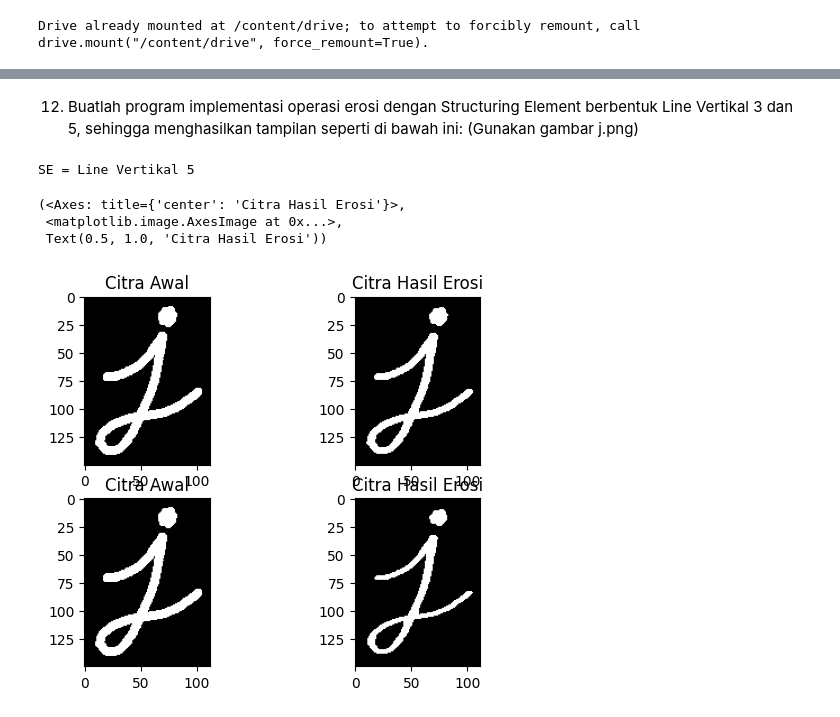
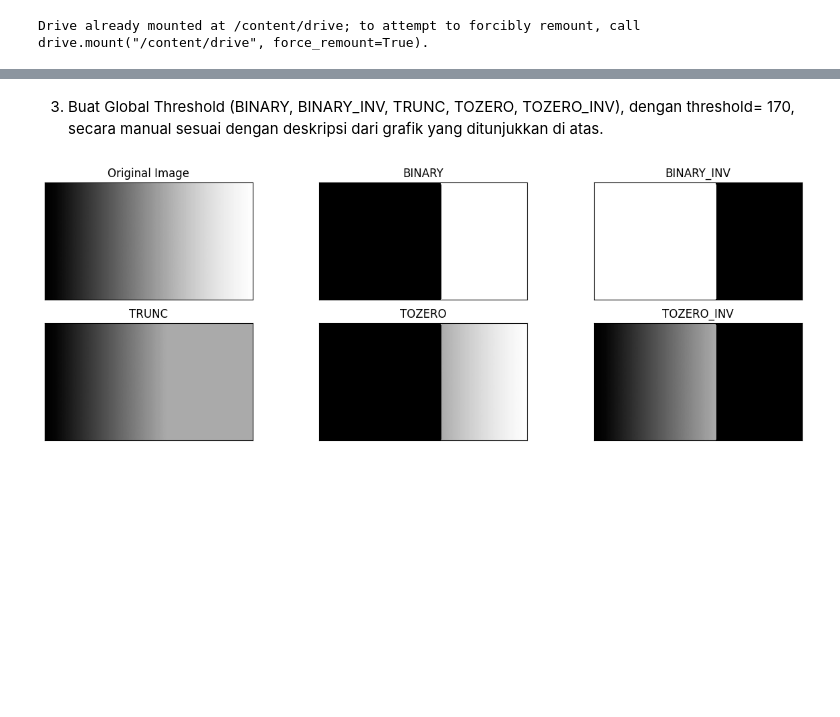
Before and after one commit to Afvanie/PCVK_Genap_2023, a Jupyter notebook: week10.ipynb, the cells around one changed output, grey strips where cells are left out. Cells and saved outputs as stored; diff of their text form; code cells hidden in the pictures; blank space fills up the shorter version.

```diff
--- a/week10.ipynb
+++ b/week10.ipynb
@@ -374,24 +15,44 @@ plt.show()
-# %% [markdown]
-12. Buatlah program implementasi operasi erosi dengan Structuring Element berbentuk
-Line Vertikal 3 dan 5, sehingga menghasilkan tampilan seperti di bawah ini: (Gunakan
-gambar j.png)
-# %%
-# 12. implementasi operasi erosi dengan Structuring Element berbentuk Line Vertikal 3 dan 5
-
-kernel = np.ones((3,1),np.uint8)
-erosion = cv2.morphologyEx(img, cv2.MORPH_ERODE, kernel)
-kernel_2 = np.ones((5,1),np.uint8)
-erosion_2 = cv2.morphologyEx(img, cv2.MORPH_ERODE, kernel_2)
-
-print("SE = Line Vertikal 5")
-
-plt.subplot(221), plt.imshow(img, cmap='gray'), plt.title('Citra Awal')
-plt.subplot(222), plt.imshow(erosion, cmap='gray'), plt.title('Citra Hasil Erosi')
-plt.subplot(223), plt.imshow(img, cmap='gray'), plt.title('Citra Awal')
-plt.subplot(224), plt.imshow(erosion_2, cmap='gray'), plt.title('Citra Hasil Erosi')
-# %% [output]
-SE = Line Vertikal 5
-(<Axes: title={'center': 'Citra Hasil Erosi'}>,
- <matplotlib.image.AxesImage at 0x...>,
- Text(0.5, 1.0, 'Citra Hasil Erosi'))
-[figure, removed]
+# %% [markdown]
+3. Buat Global Threshold (BINARY, BINARY_INV, TRUNC, TOZERO, TOZERO_INV), dengan
+threshold= 170, secara manual sesuai dengan deskripsi dari grafik yang ditunjukkan di
+atas.
+# %%
+# import gambar gradient
+
+gradient_img = ('/content/drive/MyDrive/PCVK/gradient.jpg')
+img = cv.imread(gradient_img)
+original = cv.imread(gradient_img)
+Binary = cv.imread(gradient_img)
+truncate = cv.imread(gradient_img)
+tozero = cv.imread(gradient_img)
+tozero_inverse = cv.imread(gradient_img)
+
+threshold_num = 170
+
+#Original Image
+original[img>threshold_num] = 255
+original[img<=threshold_num] = 0
+
+#Binary threshold inverse
+Binary = 255 - original
+
+#Threshold Truncate
+truncate[img>threshold_num] = threshold_num
+
+#Threshold Tozero
+tozero[img<=threshold_num] = 0
+
+#Threshold Tozero Inverse
+tozero_inverse[img>threshold_num] = 0
+
+titles = ['Original Image','BINARY','BINARY_INV','TRUNC', 'TOZERO', 'TOZERO_INV']
+images = [img, original, Binary, truncate, tozero, tozero_inverse]
+
+
+plt.figure(figsize = (15,5))
+for i in range(len(images)):
+  plt.subplot(2,3,i+1),plt.imshow(images[i],'gray', interpolation='nearest')
+  plt.title(titles[i])
+  plt.xticks([]),plt.yticks([])
+# %% [output]
+[figure, added]
```
Also changed, not shown: parts of 26 cells of this notebook.
